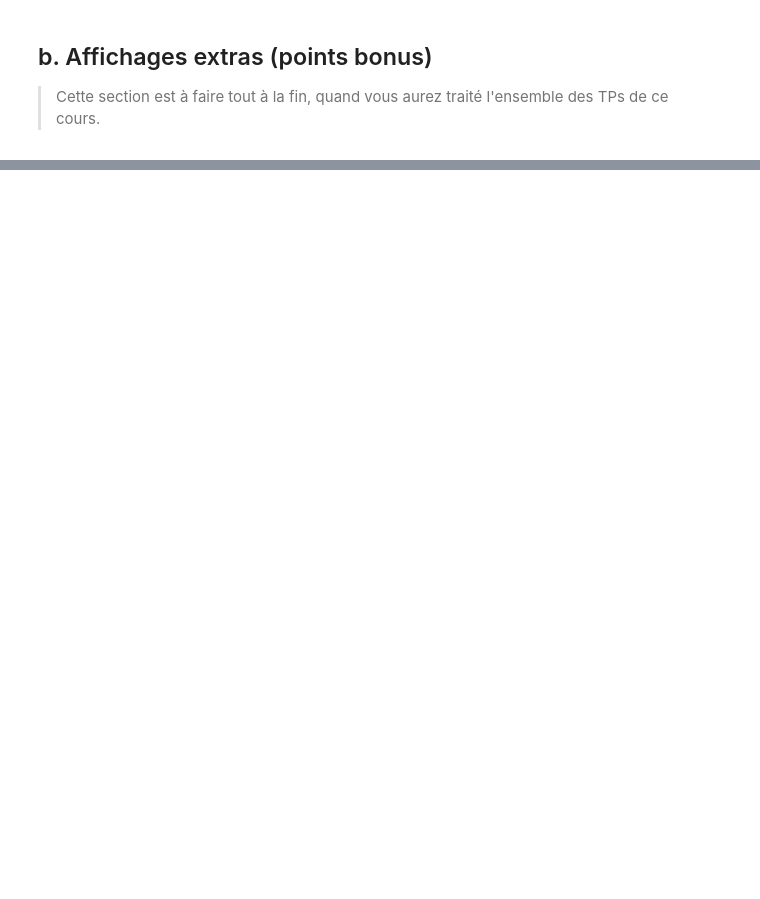
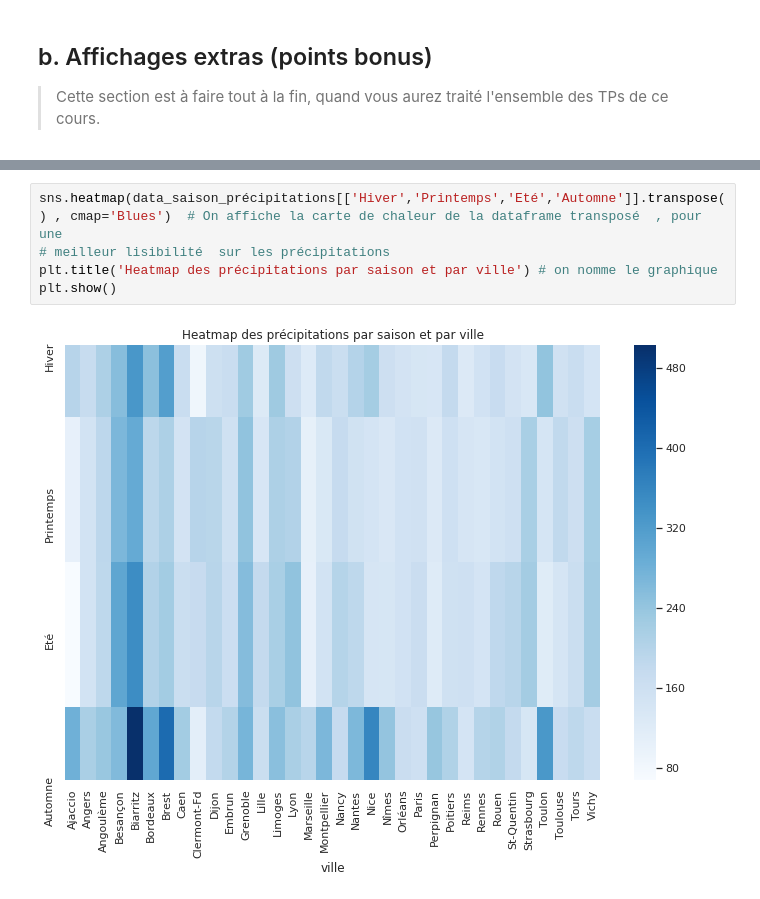
Before and after one commit to campusplage/compte-rendus-bobo_florian__seck_omar, a Jupyter notebook: TP1_pandas.ipynb, the cells around one changed output, grey strips where cells are left out. Drawn from its saved outputs; the diff is of its cells as text; blank space fills up the shorter version.

```diff
--- a/TP1_pandas.ipynb
+++ b/TP1_pandas.ipynb
@@ -531,0 +569,7 @@ Ci-dessous, un exemple, mais soyez créatifs !!
+# %%
+sns.heatmap(data_saison_précipitations[['Hiver','Printemps','Eté','Automne']].transpose() , cmap='Blues')  # On affiche la carte de chaleur de la dataframe transposé  , pour une
+# meilleur lisibilité  sur les précipitations
+plt.title('Heatmap des précipitations par saison et par ville') # on nomme le graphique
+plt.show()
+# %% [output]
+[figure, added]
```
Also changed, not shown: parts of 11 cells of this notebook.
